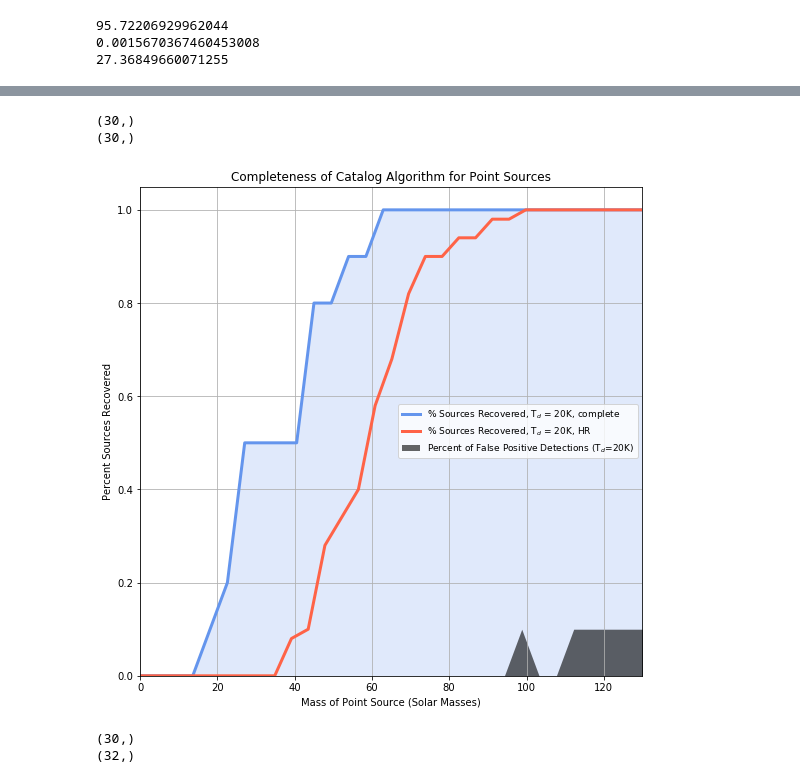
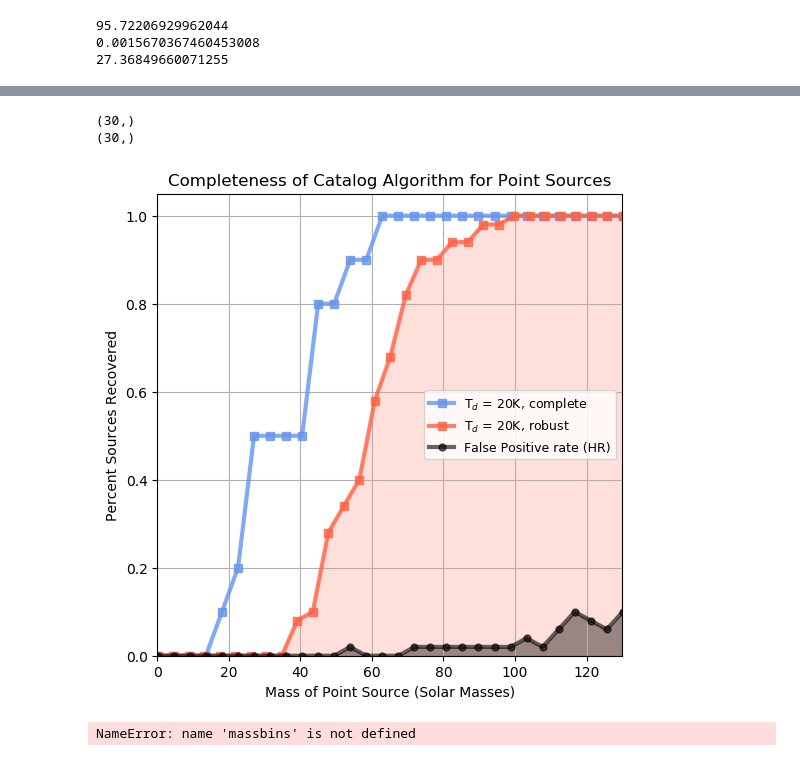
Before and after one commit to hpthatchfield/astrophys, a Jupyter notebook: CMZoom_Simobserve_Utility.ipynb, the cells around one changed output, grey strips where cells are left out. Saved outputs shown, nothing was run; the diff lists cells and outputs as text; code cells hidden in the pictures.

```diff
--- a/CMZoom_Simobserve_Utility.ipynb
+++ b/CMZoom_Simobserve_Utility.ipynb
@@ -136,15 +151,15 @@ fp_avg = fp_avg/10.
 #integrated_fluxes = point_fluxes*(deg2_per_pix/deg2_per_beam)
 integrated_fluxes = point_fluxes
 masses = mass_calc_submm(Wave,dustTemp,Kappa,integrated_fluxes,distance)
-
+print(masses)
 
 plt.close()
 mrfig = plt.figure(3,figsize=(5,5))
-mrfig.clf()
+plt.rcParams.update(plt.rcParamsDefault)
 ax = mrfig.gca()
-ax.plot(masses, found_avg,ls='-',color='tomato',linewidth='3.0', label='% Sources Recovered')
-ax.plot(masses, hightau_avg,ls='-',color='purple',linewidth='2.0', label ='% Sources Found, high' )
-ax.plot(masses, fp_avg,ls='-',color='k',linewidth='3.0',label='% false sources found')
+ax.plot(masses, found_avg,ls='-',color='tomato',linewidth='3.0', label='% Sources Recovered',marker='s')
+ax.plot(masses, hightau_avg,ls='-',color='purple',linewidth='2.0', label ='% Sources Found, high $\\tau$',marker='s')
+ax.plot(masses, fp_avg,ls='-',color='k',linewidth='3.0',label='% false positives',marker='s')
 plt.xlabel('Mass of Point Source (Solar Masses)')
 plt.ylabel('Percentage Value')
 #plt.ylabel('Percent Sources Found')
@@ -156,6 +171,6 @@ ax.grid()
 fill = ax.fill_between(masses,found_avg, color='tomato',alpha=0.2,edgecolor='red',linewidth = '0.0')
 fill = ax.fill_between(masses,fp_avg, color='k',alpha=0.2,edgecolor='k',linewidth = '0.0')
 plt.legend(loc='upper left',fontsize=8)
-mrfig.savefig(path+'simobs_percent.pdf',format='pdf')
+mrfig.savefig(path+'simobs_percent_robust.pdf',format='pdf')
 plt.show()
 # %% [output]
@@ -583,6 +678,7 @@ plt.show()
 # %%
 ### Plot for mass vs percent found
-path='/Users/hph/cmzoom_catalog/catalog_5-28-19/'
+path='/Users/hph/cmzoom_catalog/catalog_acc/'
+plt.close()
 ### also average runs together
 BMAJ    =   9.391762150659E-04
 BMIN    =   8.101911677255E-04
@@ -634,7 +730,10 @@ point_fluxes2 = np.array([0.06,        0.05800333,  0.05600667,  0.05401,     0.
 #                     0. ])
 fp_avg = np.array([1.,  1.,  1.,  1.,  1.,  0.,  0.,  1.,  0.,  0.,  0.,  0.,  0.,  0.,  0.,  0.,  0.,  0.,
                    0.,  0.,  0.,  0.,  0.,  0.,  0.,  0.,  0.,  0.,  0.,  0.])
+fp_avg = np.array([ 1.,   0.6, 0.8,  1.,   0.6,  0.2,  0.4,  0.2,  0.2,  0.2,  0.2,  0.2,  0.2,  0.2,  0.,
+                    0.,   0.,   0.2 , 0.,   0.,   0.,   0.,   0.,   0.,   0.,   0.,   0.,   0.,   0.,   0. ])
 fp_avg = fp_avg/10.
+
 #integrated_fluxes = point_fluxes*(deg2_per_pix/deg2_per_beam)
 
 select_found = complete_found5
@@ -646,46 +745,43 @@ integrated_fluxes = step_array
 masses = mass_calc_submm(Wave,dustTemp,Kappa,integrated_fluxes,distance)
 masses_highT = mass_calc_submm(Wave,50.,Kappa,integrated_fluxes,distance)
 print(masses.shape)
 print(masses_highT.shape)
 
 plt.close()
-mrfig, ax = plt.subplots(nrows=1,ncols=1,figsize=(9,9))
-ax.plot(masses, select_found,ls='-',color='cornflowerblue',linewidth=3.0,
-        label='% Sources Recovered, T$_d$ = 20K, complete')
-ax.plot(hr_masses, hr_found,ls='-',color='tomato',linewidth=3.0,
-        label='% Sources Recovered, T$_d$ = 20K, HR')
+mrfig, ax = plt.subplots(nrows=1,ncols=1,figsize=(6,6))
+ax.plot(masses, select_found,ls='-',color='cornflowerblue',linewidth=3.0, marker='s',alpha=0.8,
+        label='T$_d$ = 20K, complete')
+ax.plot(hr_masses, hr_found,ls='-',color='tomato',linewidth=3.0, marker='s',alpha=0.8,
+        label='T$_d$ = 20K, robust')
+fill = ax.fill_between(hr_masses,hr_found, color='tomato',alpha=0.2,edgecolor='k')
+
 ax.set_xlabel('Mass of Point Source (Solar Masses)')
 ax.set_ylabel('Percent Sources Found')
 ax.set_title('Completeness of Catalog Algorithm for Point Sources')
 ax.set_ylim(0,1.05)
 ax.set_xlim(0,130.)
 #ax.plot(masses, hightau_avg,ls='-',color='purple',linewidth=2.0, label ='% Sources Found, high Tau0, T$_d$=20K' )
 
 ax.grid()
-fill = ax.fill_between(masses,select_found, color='cornflowerblue',alpha=0.2,edgecolor='red',linewidth = '0.0')
-fill = ax.fill_between(masses,select_fp_avg, color='k',alpha=0.6,edgecolor='k',linewidth = '0.0',
-                       label = 'Percent of False Positive Detections (T$_d$=20K)')
+#fill = ax.fill_between(masses,select_found, color='cornflowerblue',alpha=0.2,edgecolor='red',linewidth = '0.0')
+fill = ax.fill_between(masses,select_fp_avg, color='k',alpha=0.4,edgecolor='k',linewidth = '0.0')
+ax.plot(masses,select_fp_avg,alpha=0.6,color='k',linewidth = '3.0', marker='.',markersize=10,
+                       label = 'False Positive rate (HR)')
 
 #ax.plot(masses_highT, select_found,ls='-',color='tomato',linewidth=3.0,
 #        label='% Sources Recovered, T$_d$ = 50K')
 plt.xlabel('Mass of Point Source (Solar Masses)')
 ax.set_ylabel('Percent Sources Recovered')
 plt.title('Completeness of Catalog Algorithm for Point Sources')
 ax.grid()
 #fill = ax.fill_between(masses_highT,select_found, color='tomato',alpha=0.2,edgecolor='red',linewidth = '0.0')
 #fill = ax.fill_between(masses_highT,select_fp_avg, color='k',alpha=0.2,edgecolor='k',linewidth = '0.0')
 plt.legend(loc='center right',fontsize=9)
 ax.grid()
 #####################################################################
-#plt.savefig(path+'simobs_percent_5-28-19.pdf')
+plt.savefig(path+'simobs_percent_both.pdf')
 plt.show()
 # %% [output]
 (30,)
 (30,)
-[figure, old version]
+[figure, new version]
-# %%
-print(masses.shape)
-print(select_found.shape)
-# %% [output]
-(30,)
-(32,)
@@ -692,3 +793,7 @@ print(select_found.shape)
+# %%
+print(massbins)
+# %% [output]
+NameError: name 'massbins' is not defined
 # %%
 #### Make IMF figure
 lim_vals = massbins
```
Also changed, not shown: parts of 34 cells of this notebook, 24 other files.
